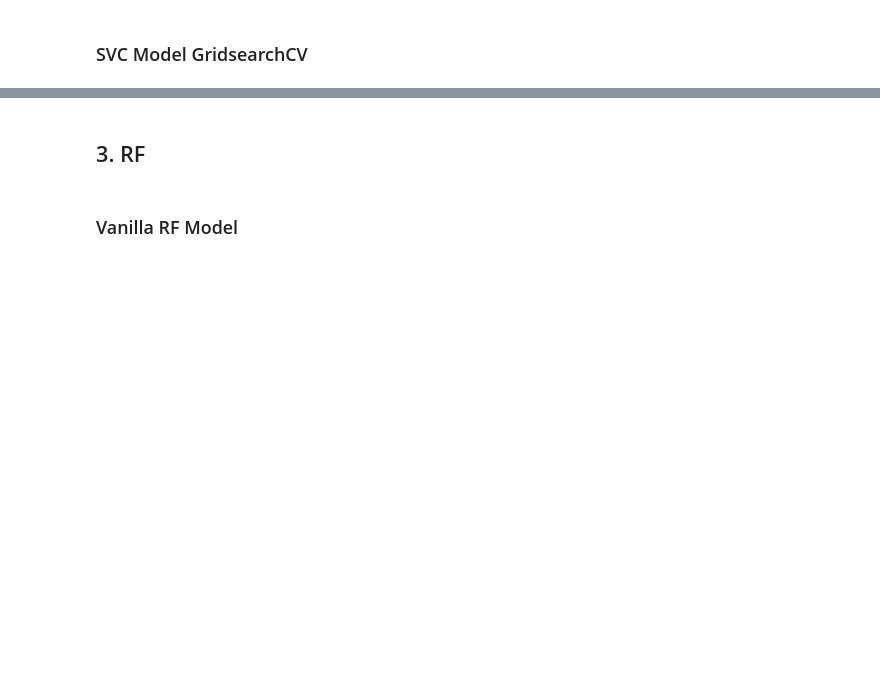
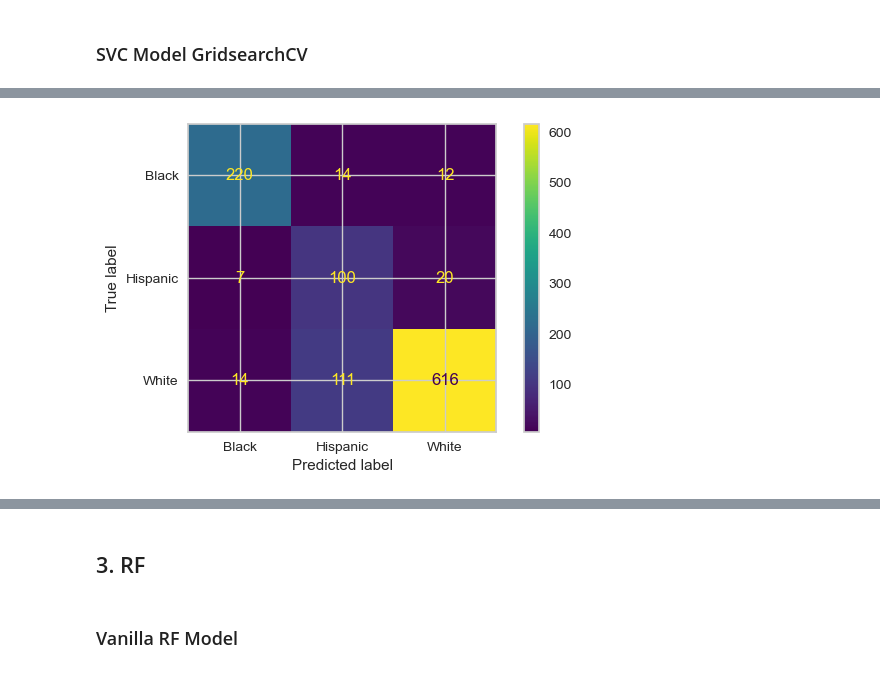
Before and after one commit to Nurdan10/ML_Projects, a Jupyter notebook: soldier_race_project_students_first.ipynb, the cells around one changed output, grey strips where cells are left out. Cells and saved outputs as stored; diff of their text form; code cells hidden in the pictures; blank space fills up the shorter version.

```diff
--- a/soldier_race_project_students_first.ipynb
+++ b/soldier_race_project_students_first.ipynb
@@ -1220,2 +1243,23 @@ log_recall = recall_score(y_test, y_pred, average=None, labels=["Hispanic"])
 # %% [markdown]
 ###  SVC Model GridsearchCV
+# %%
+precision_hispanic =  make_scorer(precision_score, average=None, labels=["Hispanic"])
+# %%
+param_grid = {
+    'svc__C': [0.2, 0.3],
+    'svc__gamma': ["scale", "auto", 0.01],
+    'svc__kernel':['linear', 'rbf']
+}
+# %%
+operations = [("OneHot_Encoder", column_trans),
+              ("svc", SVC(class_weight = 'balanced',
+                                              random_state = 42))]
+
+model = Pipeline(steps=operations)
+
+svm_model_grid = GridSearchCV(model,
+                              param_grid,
+                              scoring=precision_hispanic,
+                              cv=10,
+                              n_jobs=-1,
+                              return_train_score=True)
@@ -1221,0 +1286,2 @@ log_recall = recall_score(y_test, y_pred, average=None, labels=["Hispanic"])
+# %%
+svm_model_grid.fit(X_train, y_train)
@@ -1221,0 +1319,4 @@ log_recall = recall_score(y_test, y_pred, average=None, labels=["Hispanic"])
+# %%
+ConfusionMatrixDisplay.from_estimator(svm_model_grid, X_test, y_test);
+# %% [output]
+[figure, added]
```
Also changed, not shown: parts of 31 cells of this notebook.
